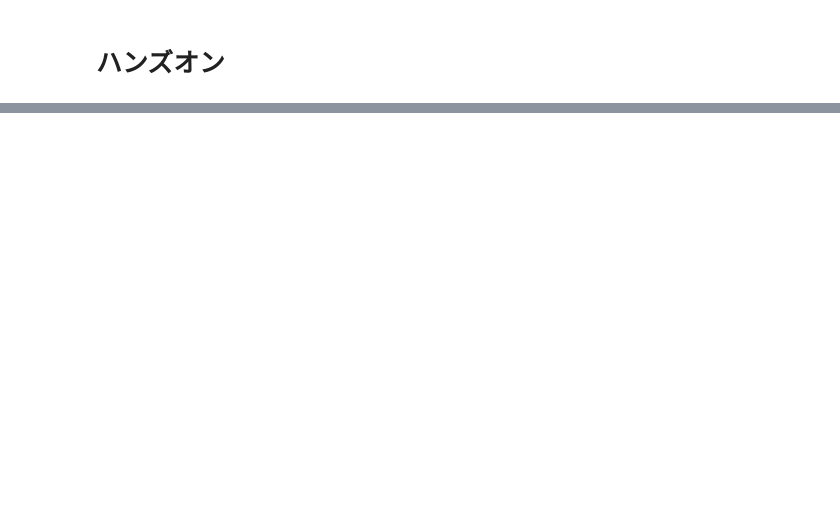
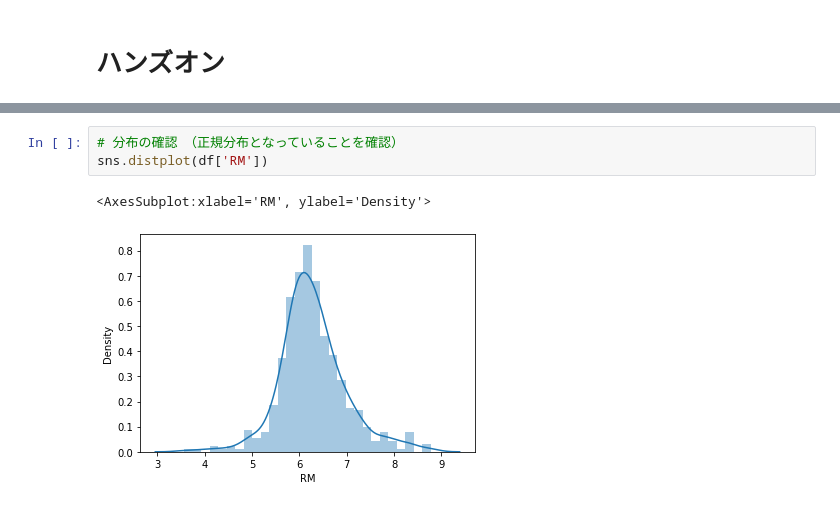
Before and after one commit to takasaki376/rabbit-report, a Jupyter notebook: stage2/report-stage2_01_線形回帰モデル.ipynb, the cells around one changed output, grey strips where cells are left out. Cells and saved outputs as stored; diff of their text form; blank space fills up the shorter version.

```diff
--- a/stage2/report-stage2_01_線形回帰モデル.ipynb
+++ b/stage2/report-stage2_01_線形回帰モデル.ipynb
@@ -94,0 +222,6 @@ import matplotlib.pyplot as plt
+# %%
+# 分布の確認　（正規分布となっていることを確認）
+sns.distplot(df['RM'])
+# %% [output]
+<AxesSubplot:xlabel='RM', ylabel='Density'>
+[figure, added]
```
Also changed, not shown: parts of 23 cells of this notebook.
